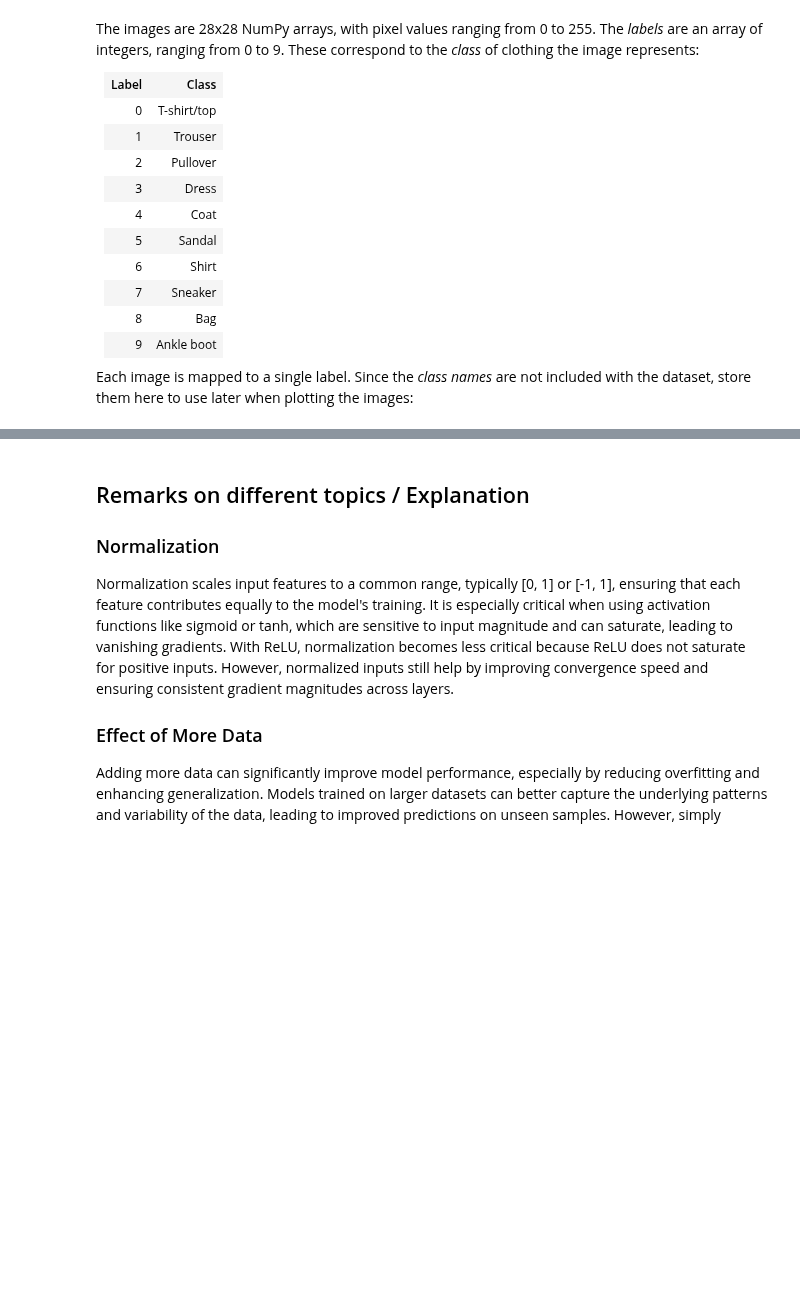
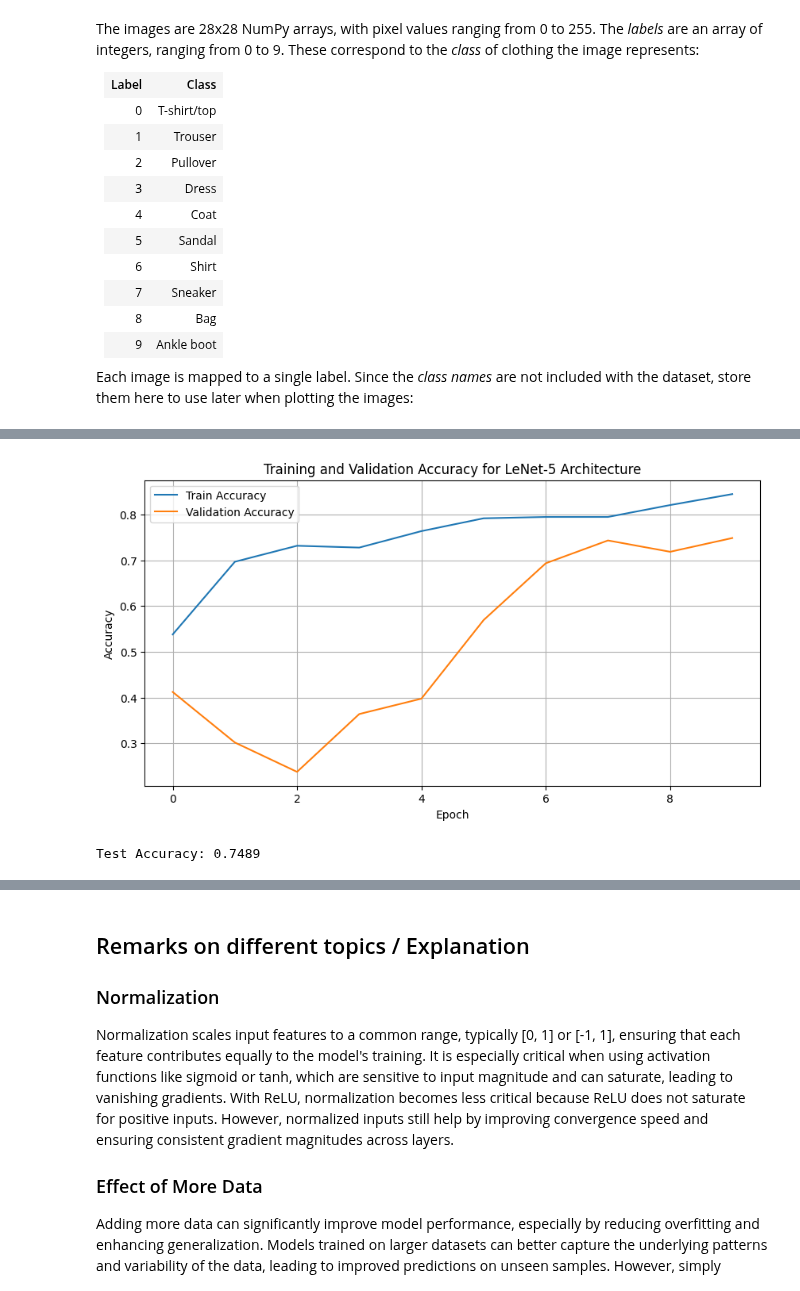
Before and after one commit to MarvinKohnen/deep-reinforcement-learning, a Jupyter notebook: drl_deep_course/7_Summary/7_Comparison.ipynb, the cells around one changed output, grey strips where cells are left out. Drawn from its saved outputs; the diff is of its cells as text; code cells hidden in the pictures; blank space fills up the shorter version.

```diff
--- a/drl_deep_course/7_Summary/7_Comparison.ipynb
+++ b/drl_deep_course/7_Summary/7_Comparison.ipynb
@@ -144,32 +150,32 @@ Your tasks are to try out some variations:
 # %%
 import tensorflow as tf
 import matplotlib.pyplot as plt
-from tensorflow.keras.optimizers.legacy import Adam
+from tensorflow.keras.optimizers import Adam
 from tensorflow.keras.callbacks import EarlyStopping
 
 # Define the LeNet-5 architecture
 model_lenet5 = tf.keras.models.Sequential([
     # Convolutional Layer 1: 6 filters of size 5x5, stride 1, with ReLU activation
     # TODO: activation can be replaced with 'relu' instead of 'sigmoid'
-    tf.keras.layers.Conv2D(6, kernel_size=(5, 5), strides=1, activation='sigmoid', input_shape=(28, 28, 1), padding='same'),
+    #tf.keras.layers.Conv2D(6, kernel_size=(5, 5), strides=1, activation='relu', input_shape=(28, 28, 1), padding='same'),
     # TODO: Batch normalization - remove the single line for Conv2D and replace it by the three following steps
-    #tf.keras.layers.Conv2D(6, kernel_size=(5, 5), strides=1, input_shape=(28, 28, 1)),
-    #tf.keras.layers.BatchNormalization(),
-    #tf.keras.layers.Activation('relu'),
+    tf.keras.layers.Conv2D(6, kernel_size=(5, 5), strides=1, input_shape=(28, 28, 1)),
+    tf.keras.layers.BatchNormalization(),
+    tf.keras.layers.Activation('relu'),
     # Average Pooling Layer 1: pool size 2x2
     tf.keras.layers.AveragePooling2D(pool_size=(2, 2), strides=2),
     # Convolutional Layer 2: 16 filters of size 5x5, stride 1, with ReLU activation
-    tf.keras.layers.Conv2D(16, kernel_size=(5, 5), strides=1, activation='sigmoid', padding='same'),
+    #tf.keras.layers.Conv2D(16, kernel_size=(5, 5), strides=1, activation='relu', padding='same'),
     # TODO: Batch normalization - remove the single line for Conv2D and replace it by the three following steps
-    #tf.keras.layers.Conv2D(6, kernel_size=(5, 5), strides=1),
-    #tf.keras.layers.BatchNormalization(),
-    #tf.keras.layers.Activation('relu'),
+    tf.keras.layers.Conv2D(6, kernel_size=(5, 5), strides=1),
+    tf.keras.layers.BatchNormalization(),
+    tf.keras.layers.Activation('relu'),
     # Average Pooling Layer 2: pool size 2x2
     tf.keras.layers.AveragePooling2D(pool_size=(2, 2), strides=2),
     # Flatten layer to reshape 2D feature maps to a 1D vector
     tf.keras.layers.Flatten(),
     # Fully Connected Layer 1: 120 units with ReLU activation
-    tf.keras.layers.Dense(120, activation='sigmoid'),
+    tf.keras.layers.Dense(120, activation='relu'),
     # TODO: Batch normalization - remove the single line for Dense and replace it by the three following steps
     #tf.keras.layers.Dense(120),
     #tf.keras.layers.BatchNormalization(),
@@ -177,7 +183,7 @@ model_lenet5 = tf.keras.models.Sequential([
     # TODO: Dropout
     #tf.keras.layers.Dropout(0.5),
     # Fully Connected Layer 2: 84 units with ReLU activation
-    tf.keras.layers.Dense(84, activation='sigmoid'),
+    tf.keras.layers.Dense(84, activation='relu'),
     # TODO: Batch normalization - remove the single line for Dense and replace it by the three following steps
     #tf.keras.layers.Dense(84),
     #tf.keras.layers.BatchNormalization(),
@@ -227,3 +233,4 @@ plt.show()
 # Evaluate the model on the test set
 test_loss, test_accuracy = model_lenet5.evaluate(X_test_cnn, y_test, verbose=0)
 print(f"Test Accuracy: {test_accuracy:.4f}")
+# %% [output]
@@ -230,2 +257,4 @@ print(f"Test Accuracy: {test_accuracy:.4f}")
+[figure, added]
+Test Accuracy: 0.7489
 # %%
 predictions = model_lenet5.predict(X_test_cnn)
```
Also changed, not shown: parts of 8 cells of this notebook, 2 other files.
